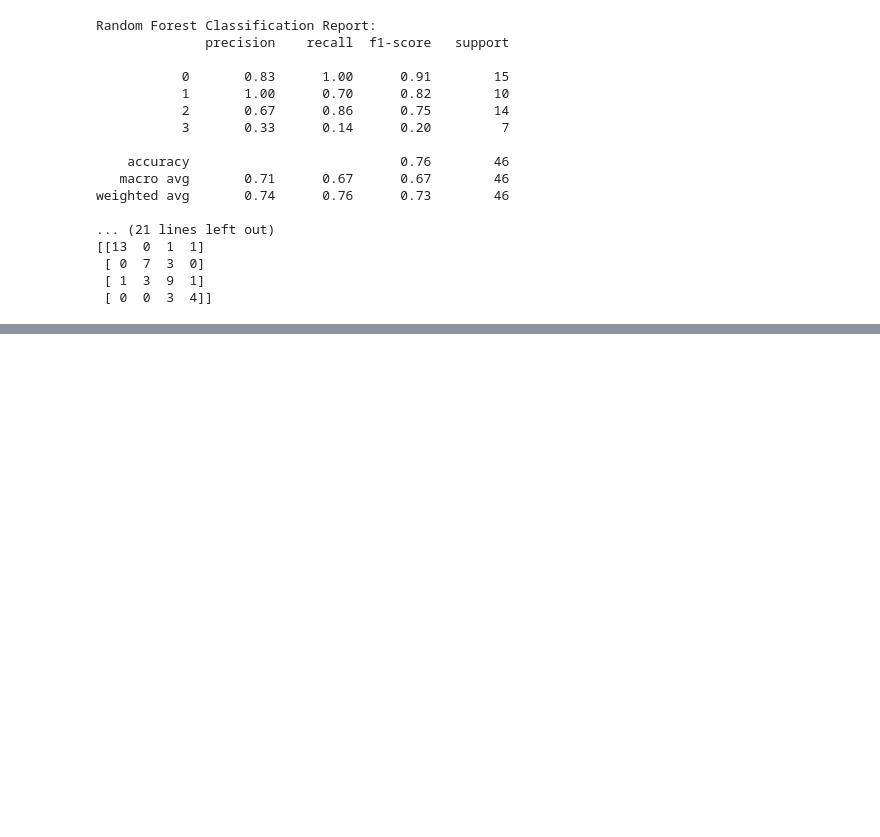
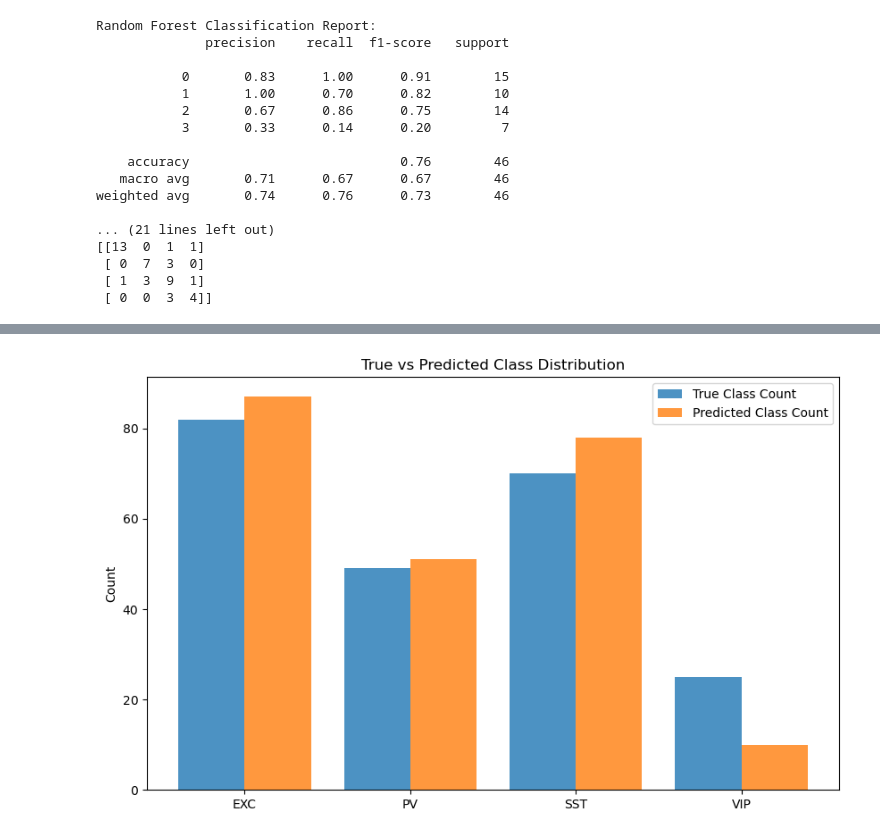
Before and after one commit to maverest/NCCM_project, a Jupyter notebook: project.ipynb, the cells around one changed output, grey strips where cells are left out. Drawn from its saved outputs; the diff is of its cells as text; code cells hidden in the pictures; blank space fills up the shorter version.

```diff
--- a/project.ipynb
+++ b/project.ipynb
@@ -631,0 +788,19 @@ plt.show()
+# %%
+
+true_class_counts = np.bincount(y_encoded)
+predicted_class_counts = np.bincount(y_pred, minlength=len(true_class_counts))
+
+
+labels = label_encoder.classes_
+x = np.arange(len(labels))
+
+plt.figure(figsize=(10, 6))
+plt.bar(x - 0.2, true_class_counts, width=0.4, label="True Class Count", alpha=0.8)
+plt.bar(x + 0.2, predicted_class_counts, width=0.4, label="Predicted Class Count", alpha=0.8)
+plt.xticks(x, labels)
+plt.ylabel("Count")
+plt.title("True vs Predicted Class Distribution")
+plt.legend()
+plt.show()
+# %% [output]
+[figure, added]
```
Also changed, not shown: parts of 13 cells of this notebook.
